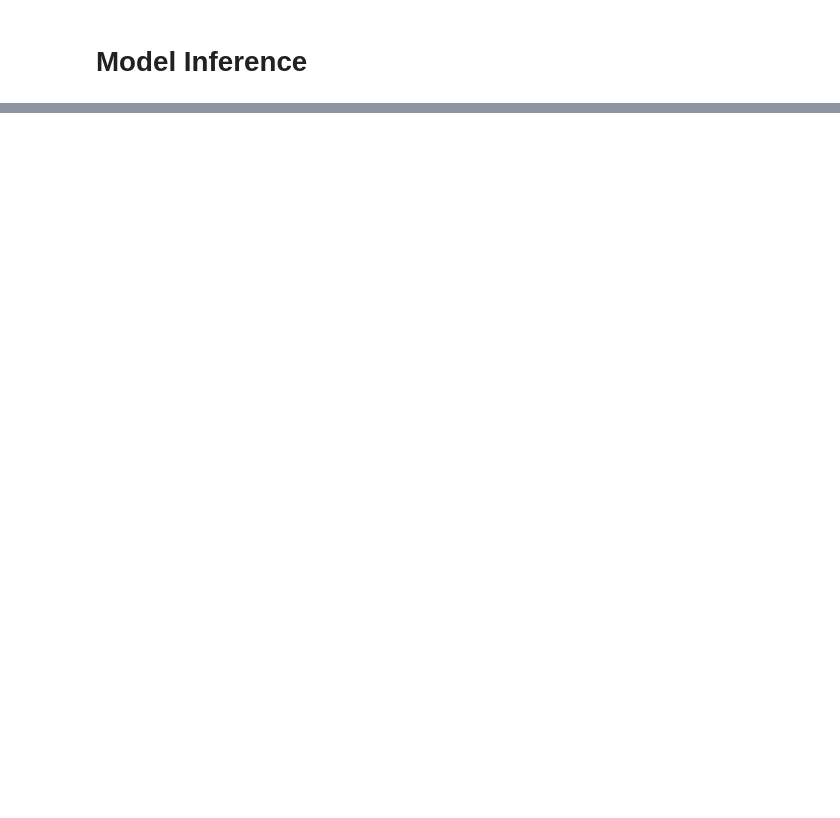
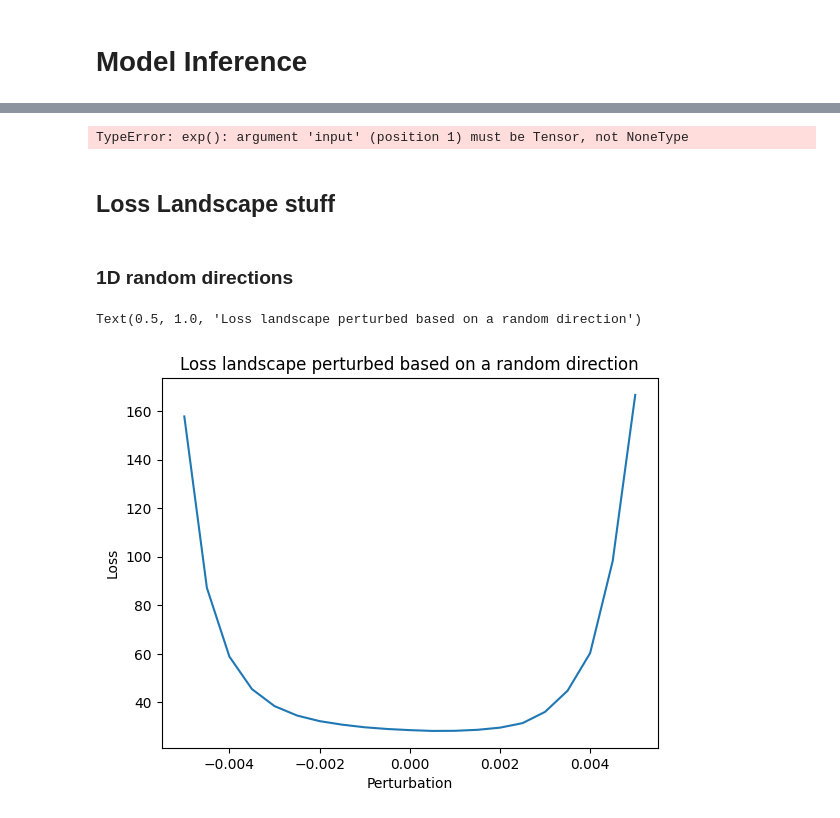
Before and after one commit to msakarvadia/memorization, a Jupyter notebook: figs/vis/loss_landscapes.ipynb, the cells around one changed output, grey strips where cells are left out. Saved outputs shown, nothing was run; the diff lists cells and outputs as text; code cells hidden in the pictures; blank space fills up the shorter version.

Commit message:
initial loss landscape stuff

```diff
--- a/figs/vis/loss_landscapes.ipynb
+++ b/figs/vis/loss_landscapes.ipynb
@@ -31,6 +11,11 @@ import torch
 import os
 from transformers import AutoModelForCausalLM
 from torch.utils.data import DataLoader
+from tqdm import tqdm
+
+### TODO: figure out automatically
+# device = "cpu"
+device = "cuda"
 # %% [markdown]
 # Load in Models
 # %%
@@ -155,7 +150,10 @@ device(type='cpu')
 # Load in Data
 # %%
 random_data = torch.load("/pscratch/sd/m/mansisak/memorization/src/data/pythia_mem_data/pile_random_batch.pt")
-random_data_pile = torch.reshape(random_data[0:2040], (3264, 80))
+random_data_pile = torch.reshape(random_data[0:2040], (3264, 80)).to(device)
+
 random_data = random_data_pile[0:1632]
+random_data = random_data_pile[0:100] # for testing purposes
 extra_data = random_data_pile[1632:]
 random_dataloader = DataLoader(random_data, batch_size=1, shuffle=False)
+random_dataloader
@@ -177,0 +195,6 @@ RuntimeError: "nll_loss_out_frame" not implemented for 'Half'
+# %%
+perplexity_criterion(model(random_data[:10]), random_dataloader)
+# %% [output]
+TypeError: exp(): argument 'input' (position 1) must be Tensor, not NoneType
+# %% [markdown]
+## Loss Landscape stuff
@@ -177,0 +207,37 @@ RuntimeError: "nll_loss_out_frame" not implemented for 'Half'
+# %%
+def get_params(model_orig, model_perb, direction, alpha):
+    for m_orig, m_perb, d in zip(
+        model_orig.parameters(), model_perb.parameters(), direction
+    ):
+        m_perb.data = m_orig.data + alpha * d
+    return model_perb
+# %% [markdown]
+### 1D random directions
+# %%
+# generate random vector to do the loss plot
+
+### TODO: why does normalization make the direction all zeros ...
+v = [torch.randn_like(p) for p in model.parameters()]
+# v = normalization(v)
+
+# used to perturb your model
+lams = np.linspace(-0.005, 0.005, 21).astype(np.float32)
+
+loss_list = []
+
+# create a copy of the model
+model_perb = copy.deepcopy(model)
+model_perb.eval()
+model_perb = model_perb.cuda()
+
+for lam in lams:
+    model_perb = get_params(model, model_perb, v, lam)
+    loss_list.append(perplexity(model_perb, random_dataloader).item())
+
+plt.plot(lams, loss_list)
+plt.ylabel('Loss')
+plt.xlabel('Perturbation')
+plt.title('Loss landscape perturbed based on a random direction')
+# %% [output]
+Text(0.5, 1.0, 'Loss landscape perturbed based on a random direction')
+[figure, added]
```
Also changed, not shown: parts of 21 cells of this notebook.
